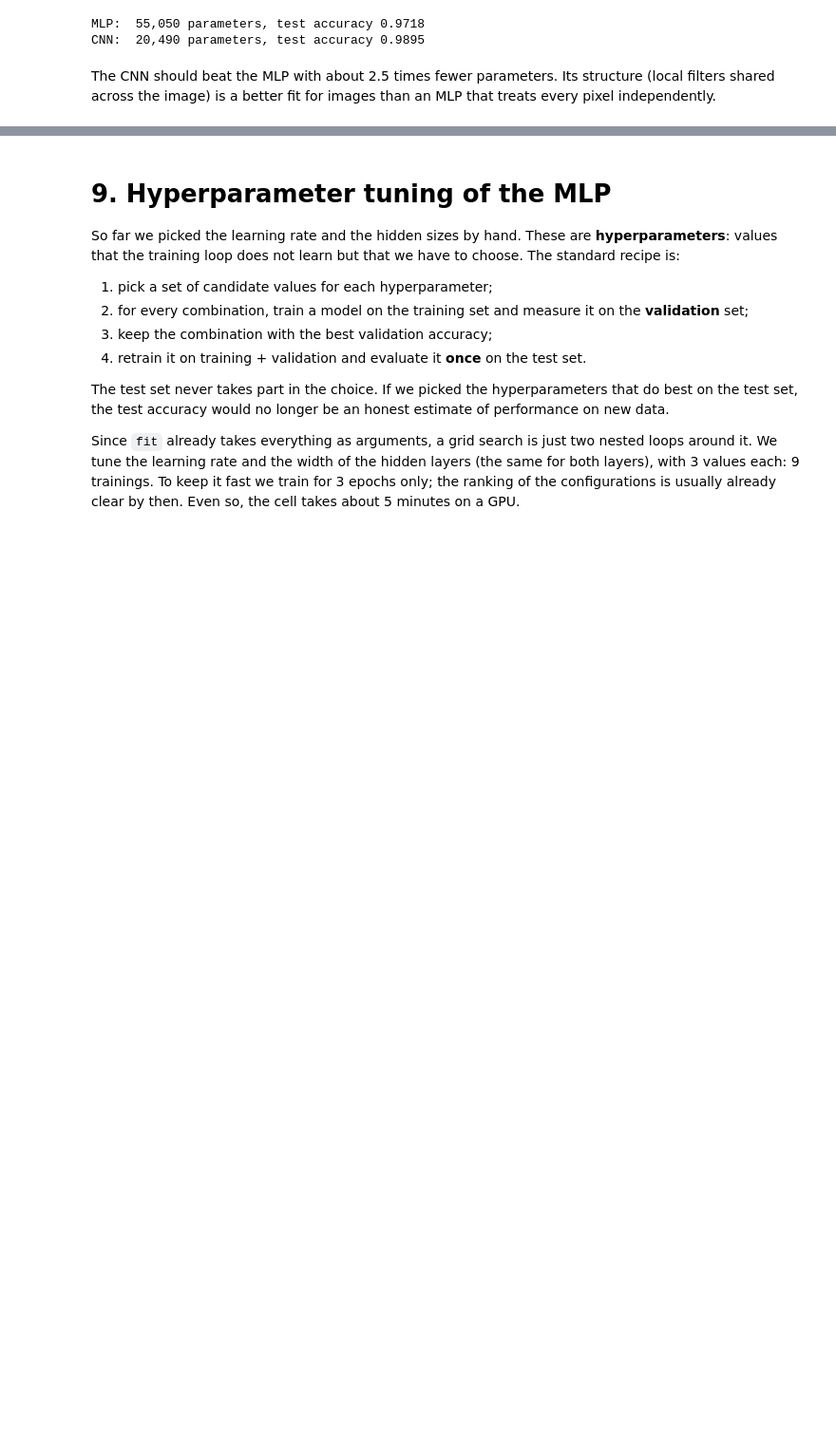
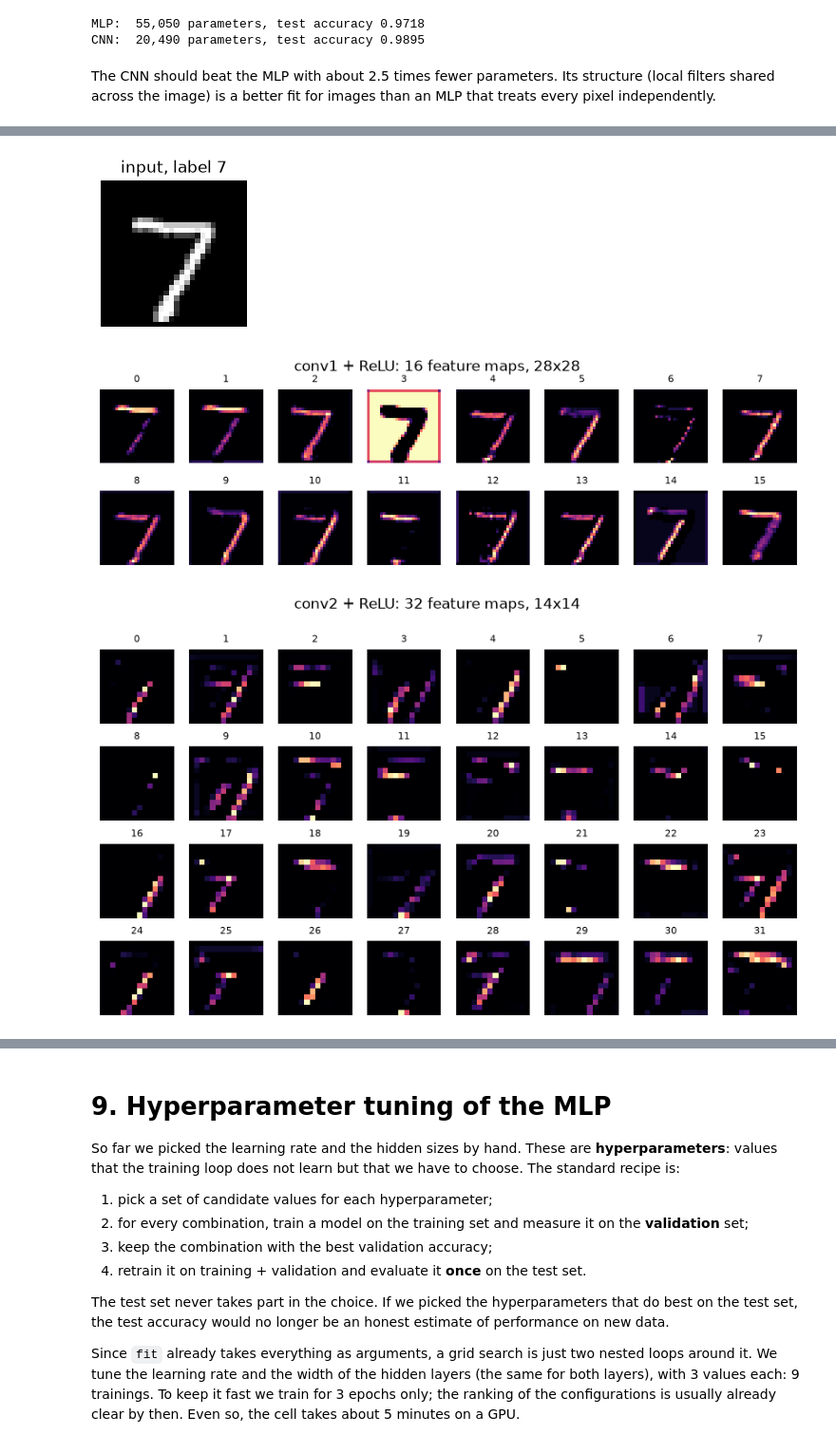
Before and after one commit to progManu/mdmc_dl_hands_on, a Jupyter notebook: solutions/solved_hands_on_1.ipynb, the cells around one changed output, grey strips where cells are left out. Shown at 95% size. Cells and saved outputs as stored; diff of their text form; code cells hidden in the pictures; blank space fills up the shorter version.

```diff
--- a/solutions/solved_hands_on_1.ipynb
+++ b/solutions/solved_hands_on_1.ipynb
@@ -621,0 +671,35 @@ The CNN should beat the MLP with about 2.5 times fewer parameters. Its structure
+# %%
+def plot_feature_maps(maps, title, ncols=8):
+    # maps: (channels, H, W), one map per filter
+    maps = maps.detach().cpu()
+    nrows = int(np.ceil(len(maps) / ncols))
+    fig, axes = plt.subplots(nrows, ncols, figsize=(1.3 * ncols, 1.4 * nrows))
+    for i, ax in enumerate(axes.flat):
+        ax.set_axis_off()
+        if i < len(maps):
+            ax.imshow(maps[i], cmap="magma")
+            ax.set_title(f"{i}", fontsize=8)
+    fig.suptitle(title)
+    plt.show()
+
+
+img, label = test_set[0]
+x = img.unsqueeze(0).to(DEVICE)                          # (1, 1, 28, 28): a batch with one image
+
+cnn.eval()
+with torch.no_grad():
+    maps1 = cnn.activation(cnn.conv1(x))                 # (1, 16, 28, 28)
+    maps2 = cnn.activation(cnn.conv2(cnn.pool(maps1)))   # (1, 32, 14, 14)
+
+plt.figure(figsize=(2, 2))
+plt.imshow(img.squeeze(), cmap="gray")
+plt.title(f"input, label {label}")
+plt.axis("off")
+plt.show()
+
+plot_feature_maps(maps1[0], "conv1 + ReLU: 16 feature maps, 28x28")
+plot_feature_maps(maps2[0], "conv2 + ReLU: 32 feature maps, 14x14")
+# %% [output]
+[figure, added]
+[figure, added]
+[figure, added]
```
Also changed, not shown: parts of 8 cells of this notebook, 3 other files.
